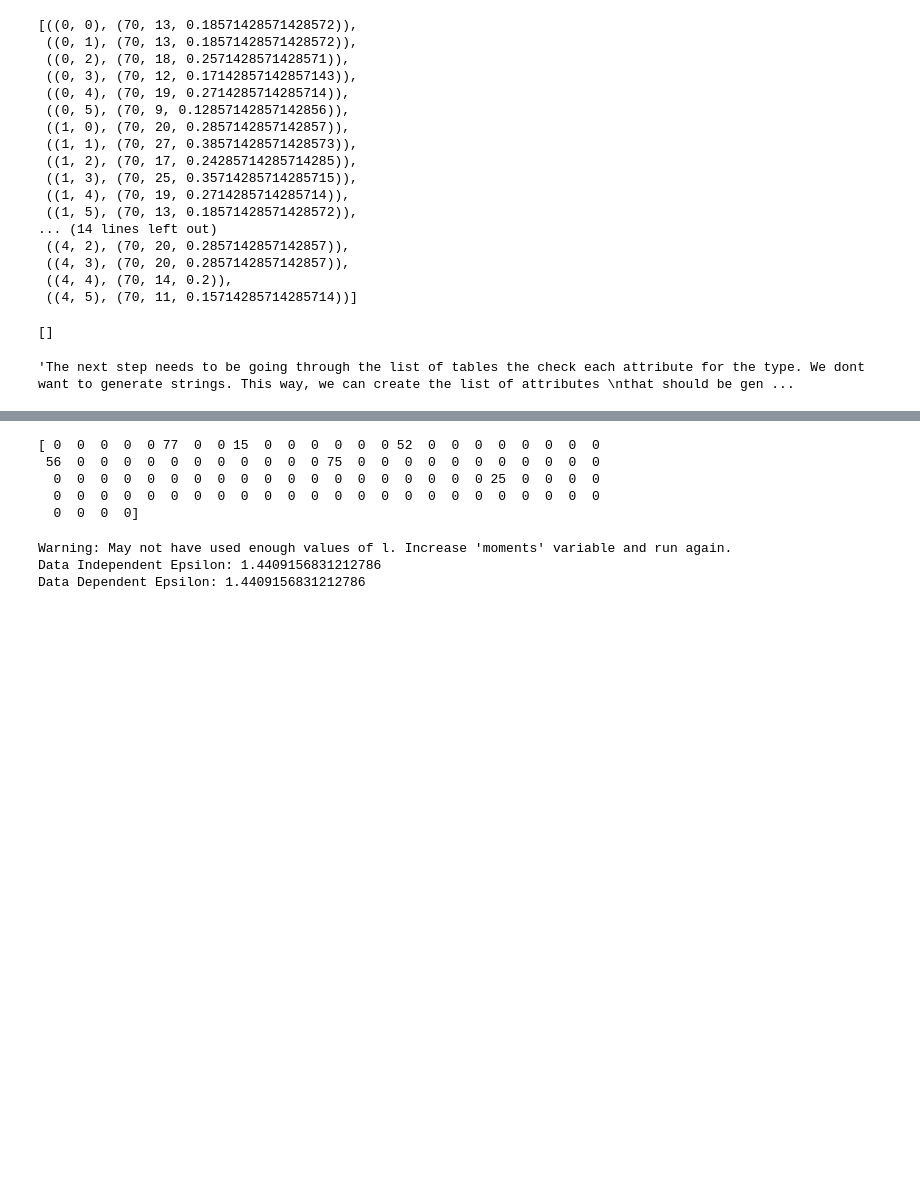
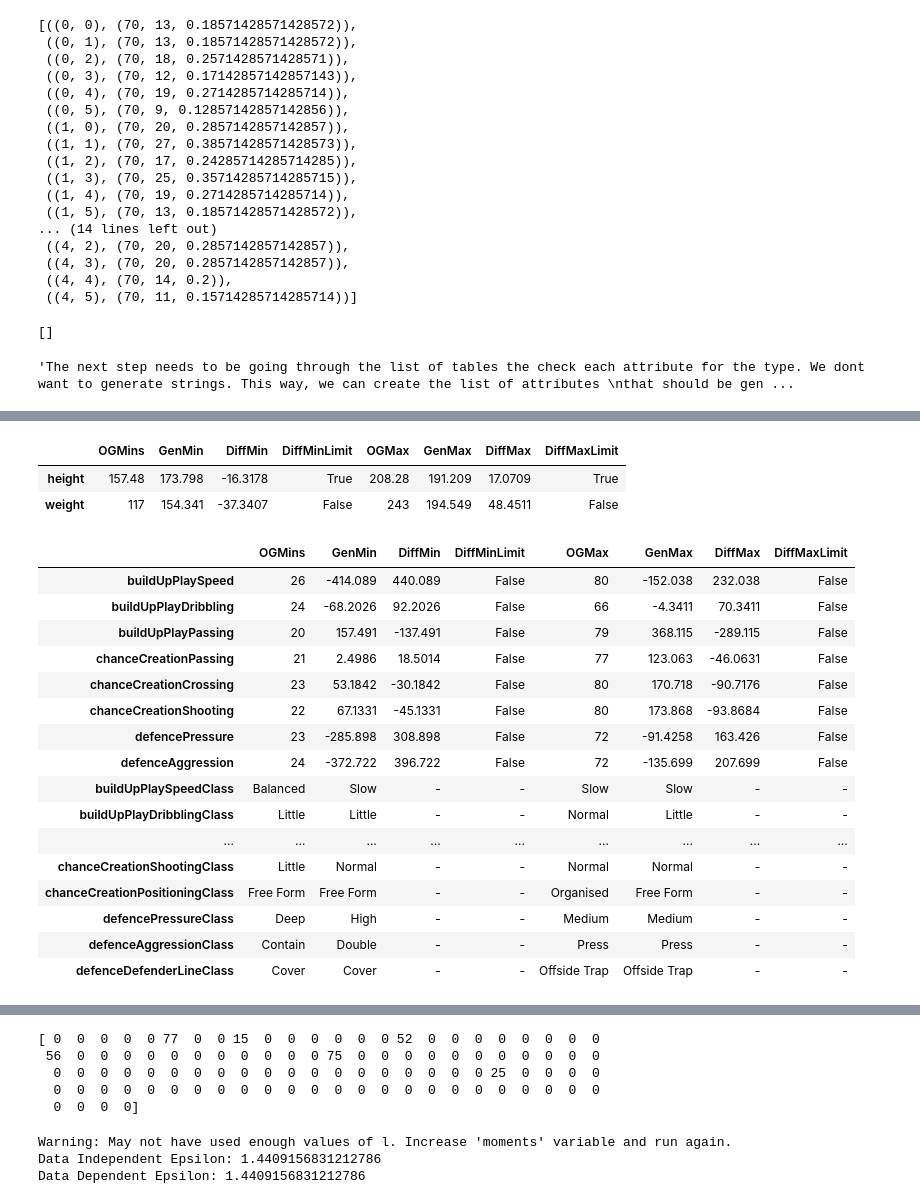
Before and after one commit to DerNiccoo/TensorFlow-training, a Jupyter notebook: 5.3 GAN Soccer.ipynb, the cells around one changed output, grey strips where cells are left out. Cells and saved outputs as stored; diff of their text form; code cells hidden in the pictures; blank space fills up the shorter version.

Commit message:
Analysis of the table data

```diff
--- a/5.3 GAN Soccer.ipynb
+++ b/5.3 GAN Soccer.ipynb
@@ -1180,4 +1181,6 @@ def check_accuray(generator, df, scaler, one_hot, columns):
 # %%
+accuracy = []
+
 def generate_data_from_sql(path):
     db = sqlite3.connect(path)
     table_ordered = get_table_order(db)
@@ -1186,7 +1189,9 @@ def generate_data_from_sql(path):
     for df, columns, one_hot, table in zip(trainable_df, all_rows, all_one_hot, tables):
         print(f'Beginn process with {table} with the shape {df.shape} and in total {len(columns)} with One-Hot Cols: {len(one_hot)}')
         generator, scaler = training_process(df)
-        check_accuray(generator, df, scaler, one_hot, columns)
+        og_df = unsolve_one_hot(df, one_hot)
+        acc = check_accuray(generator, og_df, scaler, one_hot, columns)
+        accuracy.append(acc)
 
     db.close()
 # %%
@@ -1211,0 +1217,26 @@ Accuracy:0.33
+# %%
+accuracy[0]
+# %% [output]
+|  | OGMins | GenMin | DiffMin | DiffMinLimit | OGMax | GenMax | DiffMax | DiffMaxLimit |
+| height | 157.48 | 173.798 | -16.3178 | True | 208.28 | 191.209 | 17.0709 | True |
+| weight | 117 | 154.341 | -37.3407 | False | 243 | 194.549 | 48.4511 | False |
+# %%
+accuracy[1]
+# %% [output]
+|  | OGMins | GenMin | DiffMin | DiffMinLimit | OGMax | GenMax | DiffMax | DiffMaxLimit |
+| buildUpPlaySpeed | 26 | -414.089 | 440.089 | False | 80 | -152.038 | 232.038 | False |
+| buildUpPlayDribbling | 24 | -68.2026 | 92.2026 | False | 66 | -4.3411 | 70.3411 | False |
+| buildUpPlayPassing | 20 | 157.491 | -137.491 | False | 79 | 368.115 | -289.115 | False |
+| chanceCreationPassing | 21 | 2.4986 | 18.5014 | False | 77 | 123.063 | -46.0631 | False |
+| chanceCreationCrossing | 23 | 53.1842 | -30.1842 | False | 80 | 170.718 | -90.7176 | False |
+| chanceCreationShooting | 22 | 67.1331 | -45.1331 | False | 80 | 173.868 | -93.8684 | False |
+| defencePressure | 23 | -285.898 | 308.898 | False | 72 | -91.4258 | 163.426 | False |
+| defenceAggression | 24 | -372.722 | 396.722 | False | 72 | -135.699 | 207.699 | False |
+| buildUpPlaySpeedClass | Balanced | Slow | - | - | Slow | Slow | - | - |
+| buildUpPlayDribblingClass | Little | Little | - | - | Normal | Little | - | - |
+| ... | ... | ... | ... | ... | ... | ... | ... | ... |
+| chanceCreationShootingClass | Little | Normal | - | - | Normal | Normal | - | - |
+| chanceCreationPositioningClass | Free Form | Free Form | - | - | Organised | Free Form | - | - |
+| defencePressureClass | Deep | High | - | - | Medium | Medium | - | - |
+| defenceAggressionClass | Contain | Double | - | - | Press | Press | - | - |
+| defenceDefenderLineClass | Cover | Cover | - | - | Offside Trap | Offside Trap | - | - |
```
Also changed, not shown: parts of 6 cells of this notebook.
